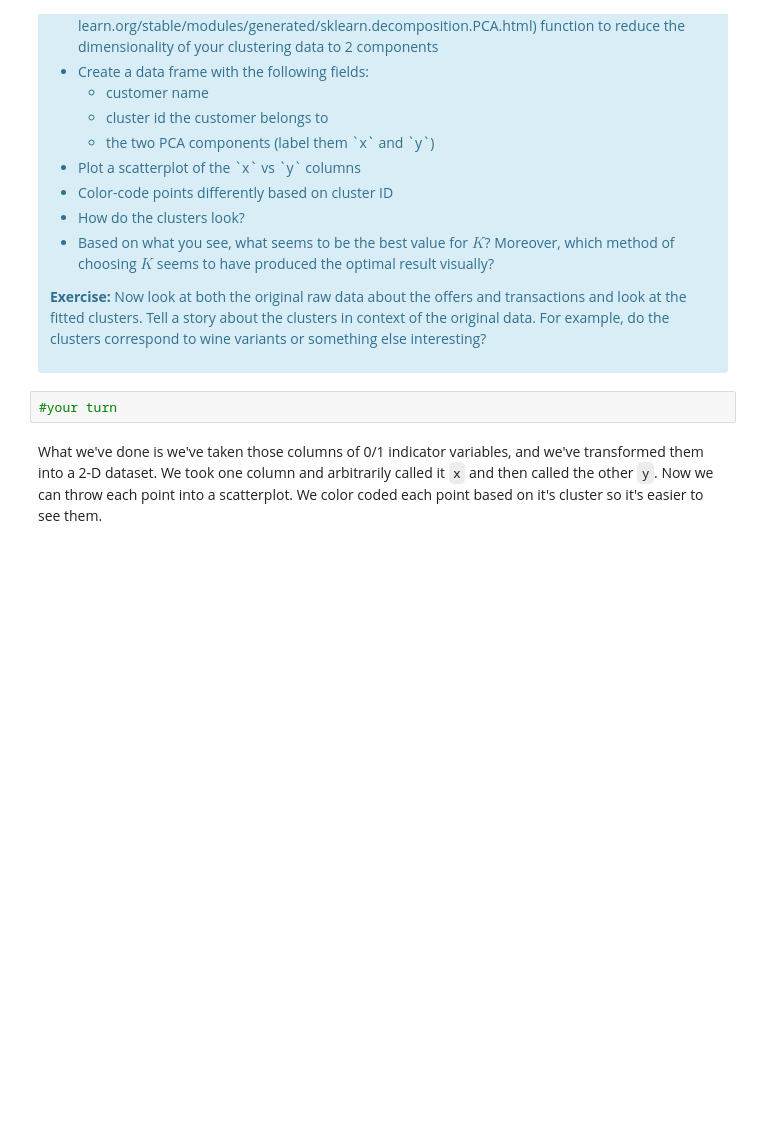
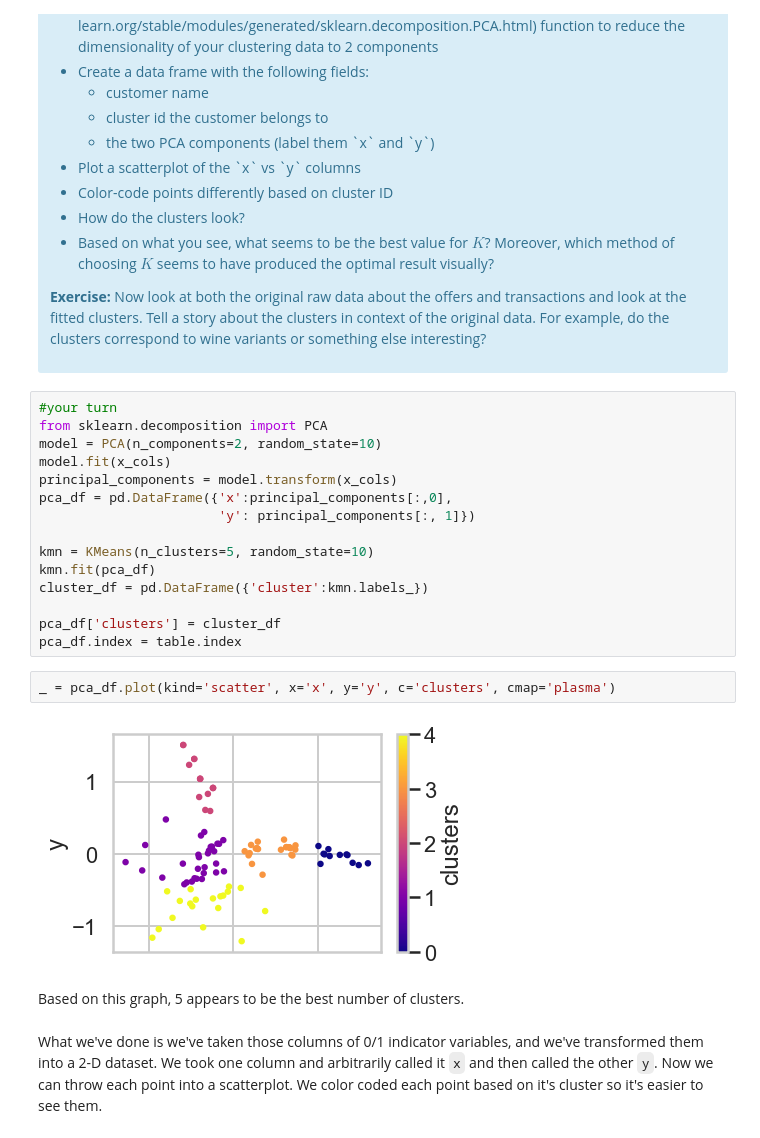
Before and after one commit to dradamski/clustering, a Jupyter notebook: Mini_Project_Clustering.ipynb, the cells around one changed output. Saved outputs shown, nothing was run; the diff lists cells and outputs as text; blank space fills up the shorter version.

```diff
--- a/Mini_Project_Clustering.ipynb
+++ b/Mini_Project_Clustering.ipynb
@@ -242,8 +328,27 @@ This is only one use of PCA for dimension reduction. We can also use PCA when we
 
 <p><b>Exercise:</b> Now look at both the original raw data about the offers and transactions and look at the fitted clusters. Tell a story about the clusters in context of the original data. For example, do the clusters correspond to wine variants or something else interesting?</p>
 </div>
-# %%
-#your turn
+# %%
+#your turn
+from sklearn.decomposition import PCA
+model = PCA(n_components=2, random_state=10)
+model.fit(x_cols)
+principal_components = model.transform(x_cols)
+pca_df = pd.DataFrame({'x':principal_components[:,0],
+                       'y': principal_components[:, 1]})
+
+kmn = KMeans(n_clusters=5, random_state=10)
+kmn.fit(pca_df)
+cluster_df = pd.DataFrame({'cluster':kmn.labels_})
+
+pca_df['clusters'] = cluster_df
+pca_df.index = table.index
+# %%
+_ = pca_df.plot(kind='scatter', x='x', y='y', c='clusters', cmap='plasma')
+# %% [output]
+[figure, added]
+# %% [markdown]
+Based on this graph, 5 appears to be the best number of clusters.
 # %% [markdown]
 What we've done is we've taken those columns of 0/1 indicator variables, and we've transformed them into a 2-D dataset. We took one column and arbitrarily called it `x` and then called the other `y`. Now we can throw each point into a scatterplot. We color coded each point based on it's cluster so it's easier to see them.
 # %% [markdown]
```
Also changed, not shown: parts of 18 cells of this notebook.
